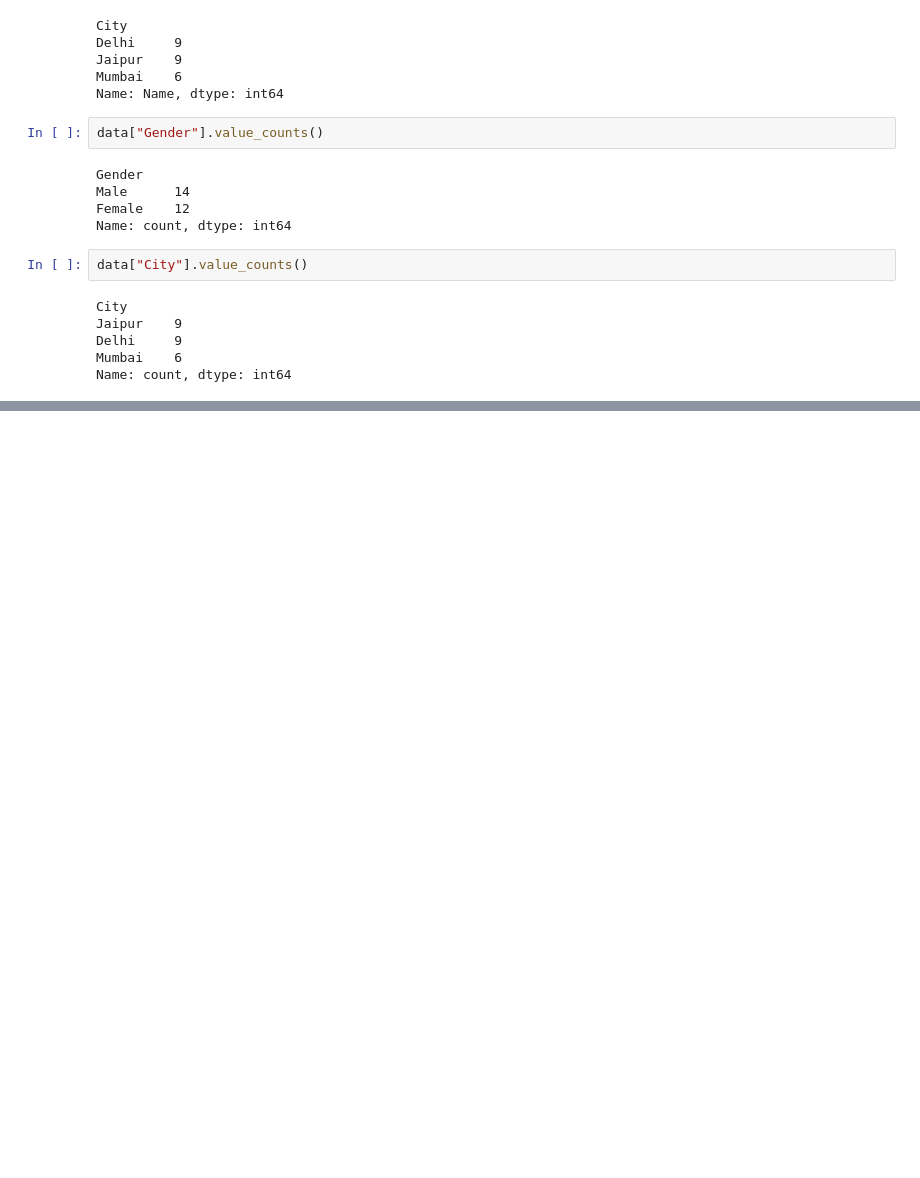
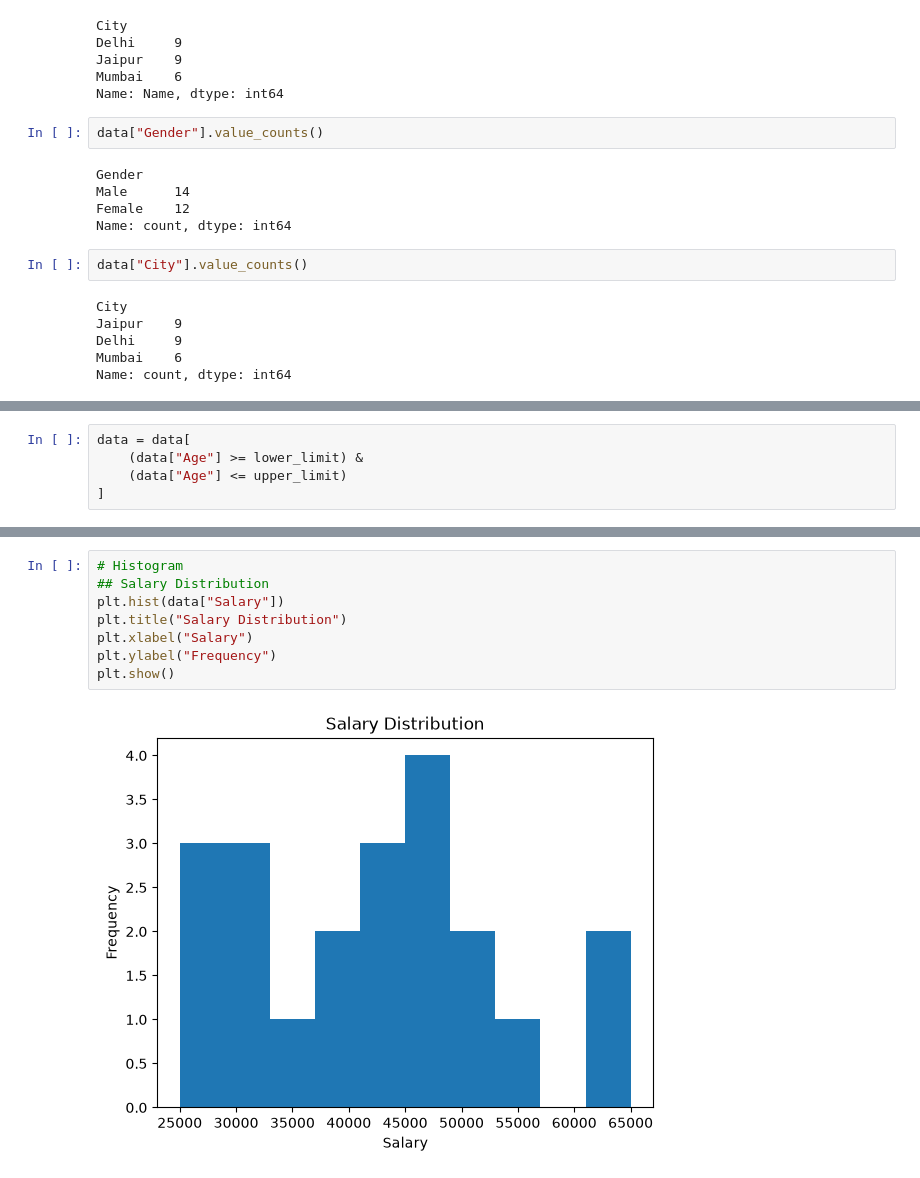
Before and after one commit to ankit-kr-maurya-82/Data-Science, a Jupyter notebook: day9project.ipynb, the cells around one changed output, grey strips where cells are left out. Saved outputs shown, nothing was run; the diff lists cells and outputs as text; blank space fills up the shorter version.

```diff
--- a/day9project.ipynb
+++ b/day9project.ipynb
@@ -111,0 +116,5 @@ Name: count, dtype: int64
+# %%
+data = data[
+    (data["Age"] >= lower_limit) &
+    (data["Age"] <= upper_limit)
+]
@@ -111,0 +219,10 @@ Name: count, dtype: int64
+# %%
+# Histogram
+## Salary Distribution
+plt.hist(data["Salary"])
+plt.title("Salary Distribution")
+plt.xlabel("Salary")
+plt.ylabel("Frequency")
+plt.show()
+# %% [output]
+[figure, added]
```
Also changed, not shown: parts of 11 cells of this notebook.
